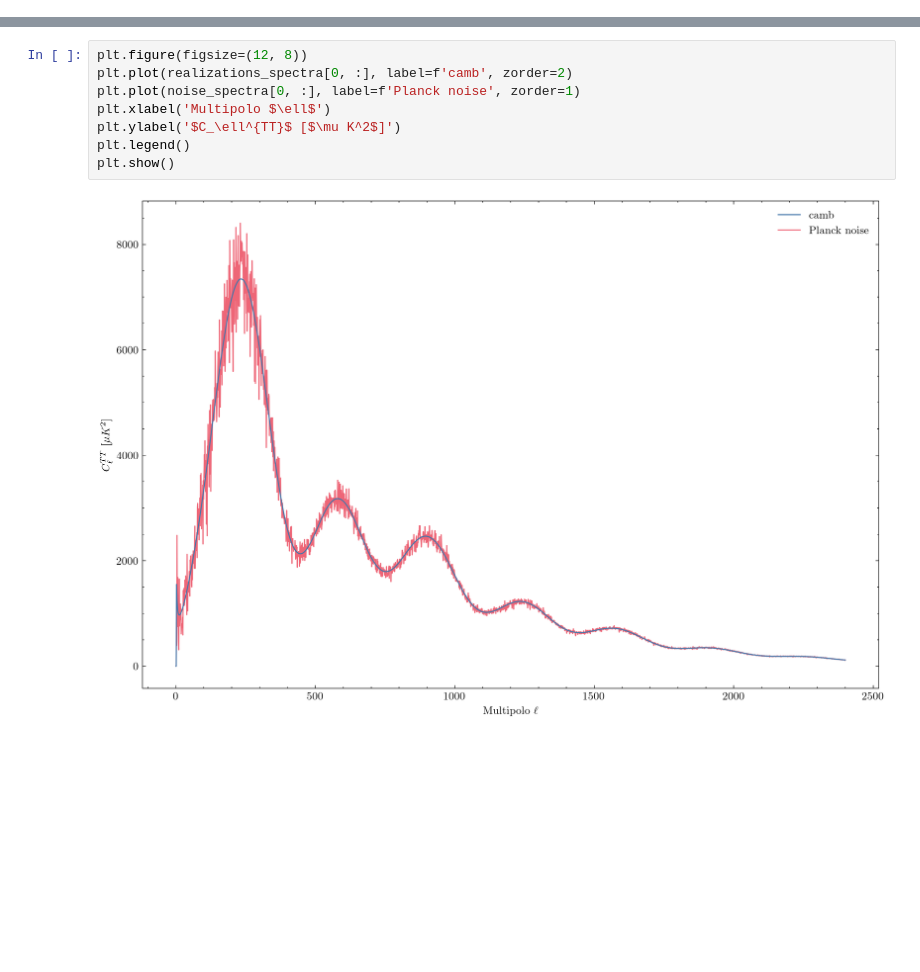
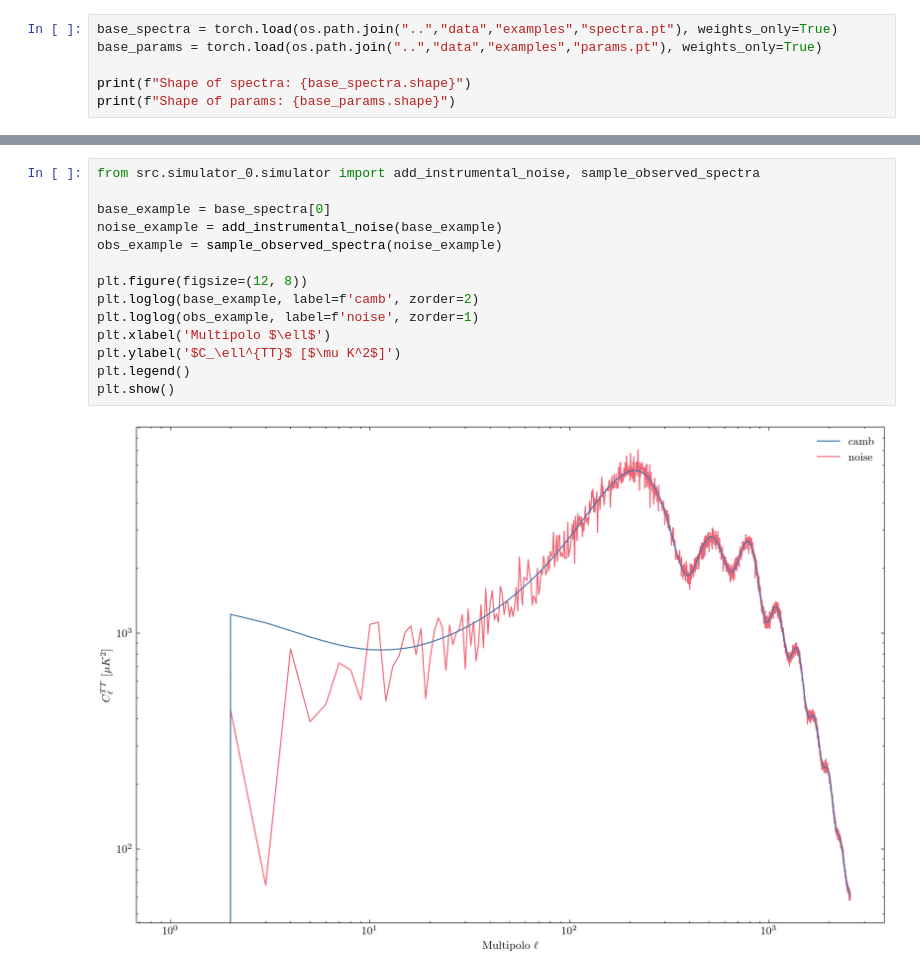
Before and after one commit to julianticucho/cmb-sbi-inference, a Jupyter notebook: notebooks/01_simulator.ipynb, the cells around one changed output, grey strips where cells are left out. Saved outputs shown, nothing was run; the diff lists cells and outputs as text; blank space fills up the shorter version.

```diff
--- a/notebooks/01_simulator.ipynb
+++ b/notebooks/01_simulator.ipynb
@@ -79,0 +29,6 @@ print(noise_spectra.shape, noise_params.shape)
+# %%
+base_spectra = torch.load(os.path.join("..","data","examples","spectra.pt"), weights_only=True)
+base_params = torch.load(os.path.join("..","data","examples","params.pt"), weights_only=True)
+
+print(f"Shape of spectra: {base_spectra.shape}")
+print(f"Shape of params: {base_params.shape}")
@@ -106,11 +52,17 @@ plt.show()
 # %%
+from src.simulator_0.simulator import add_instrumental_noise, sample_observed_spectra
+
+base_example = base_spectra[0]
+noise_example = add_instrumental_noise(base_example)
+obs_example = sample_observed_spectra(noise_example)
+
 plt.figure(figsize=(12, 8))
-plt.plot(realizations_spectra[0, :], label=f'camb', zorder=2)
-plt.plot(noise_spectra[0, :], label=f'Planck noise', zorder=1)
+plt.loglog(base_example, label=f'camb', zorder=2)
+plt.loglog(obs_example, label=f'noise', zorder=1)
 plt.xlabel('Multipolo $\ell$')
 plt.ylabel('$C_\ell^{TT}$ [$\mu K^2$]')
 plt.legend()
 plt.show()
 # %% [output]
-[figure, old version]
+[figure, new version]
 # %%
```
Also changed, not shown: parts of 11 cells of this notebook, 25 other files.
